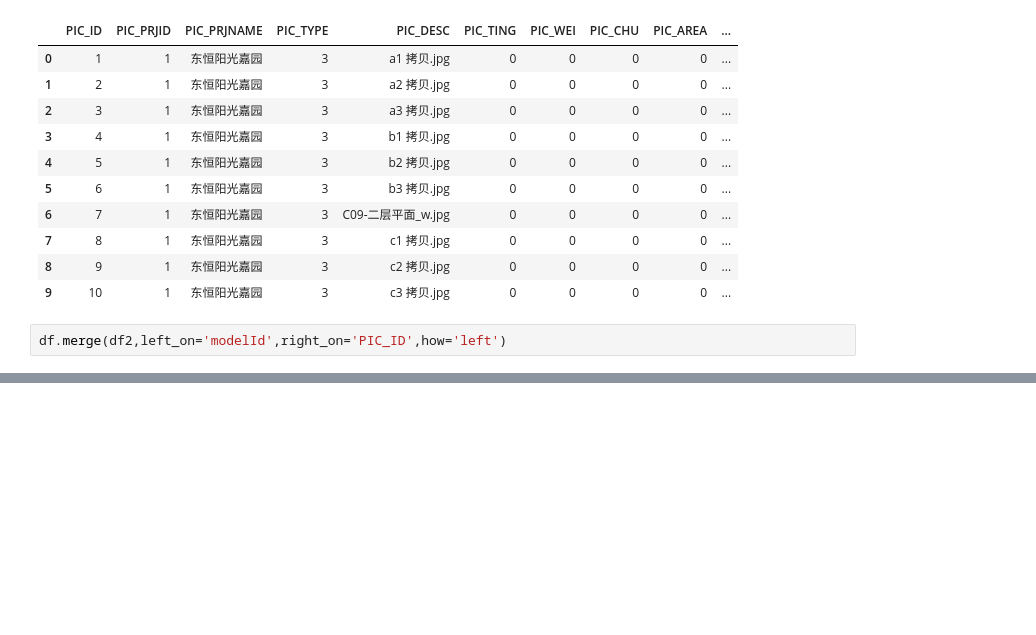
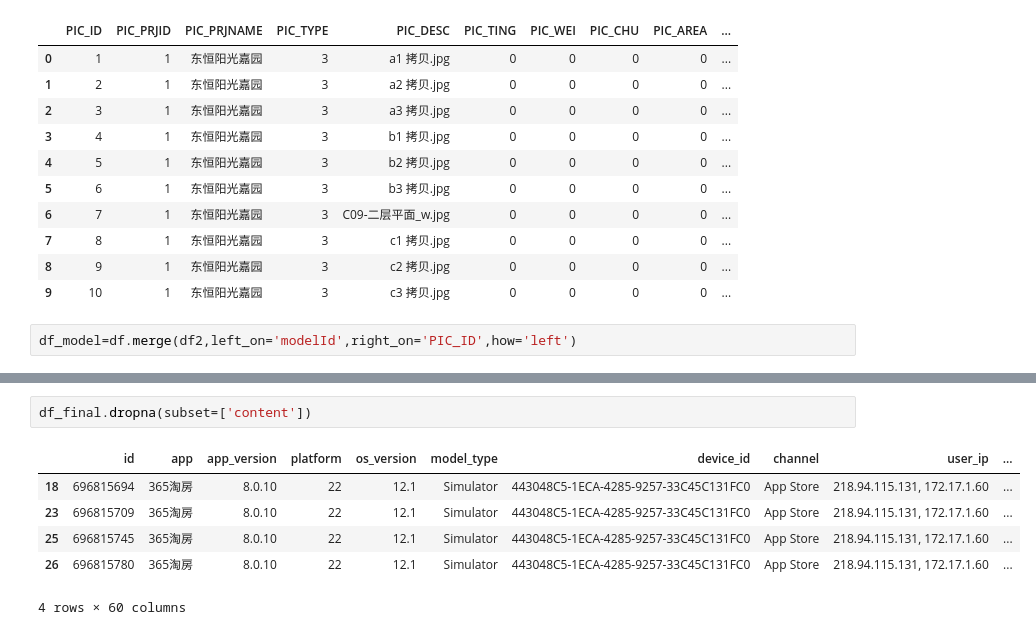
Before and after one commit to flybetter/handson_demo, a Jupyter notebook: data_analysis/data_365company_new_data.ipynb, the cells around one changed output, grey strips where cells are left out. Drawn from its saved outputs; the diff is of its cells as text; blank space fills up the shorter version.

```diff
--- a/data_analysis/data_365company_new_data.ipynb
+++ b/data_analysis/data_365company_new_data.ipynb
@@ -113,4 +101,4 @@ df2[:10]
 | 8 | 9 | 1 | 东恒阳光嘉园 | 3 | c2 拷贝.jpg | 0 | 0 | 0 | 0 | ... |
 | 9 | 10 | 1 | 东恒阳光嘉园 | 3 | c3 拷贝.jpg | 0 | 0 | 0 | 0 | ... |
 # %%
-df.merge(df2,left_on='modelId',right_on='PIC_ID',how='left')
+df_model=df.merge(df2,left_on='modelId',right_on='PIC_ID',how='left')
@@ -135,0 +130,9 @@ df.merge(df2,left_on='modelId',right_on='PIC_ID',how='left')
+# %%
+df_final.dropna(subset=['content'])
+# %% [output]
+|  | id | app | app_version | platform | os_version | model_type | device_id | channel | user_ip | ... |
+| 18 | 696815694 | 365淘房 | 8.0.10 | 22 | 12.1 | Simulator | 443048C5-1ECA-4285-9257-33C45C131FC0 | App Store | 218.94.115.131, 172.17.1.60 | ... |
+| 23 | 696815709 | 365淘房 | 8.0.10 | 22 | 12.1 | Simulator | 443048C5-1ECA-4285-9257-33C45C131FC0 | App Store | 218.94.115.131, 172.17.1.60 | ... |
+| 25 | 696815745 | 365淘房 | 8.0.10 | 22 | 12.1 | Simulator | 443048C5-1ECA-4285-9257-33C45C131FC0 | App Store | 218.94.115.131, 172.17.1.60 | ... |
+| 26 | 696815780 | 365淘房 | 8.0.10 | 22 | 12.1 | Simulator | 443048C5-1ECA-4285-9257-33C45C131FC0 | App Store | 218.94.115.131, 172.17.1.60 | ... |
+4 rows × 60 columns
```
Also changed, not shown: parts of 7 cells of this notebook.
